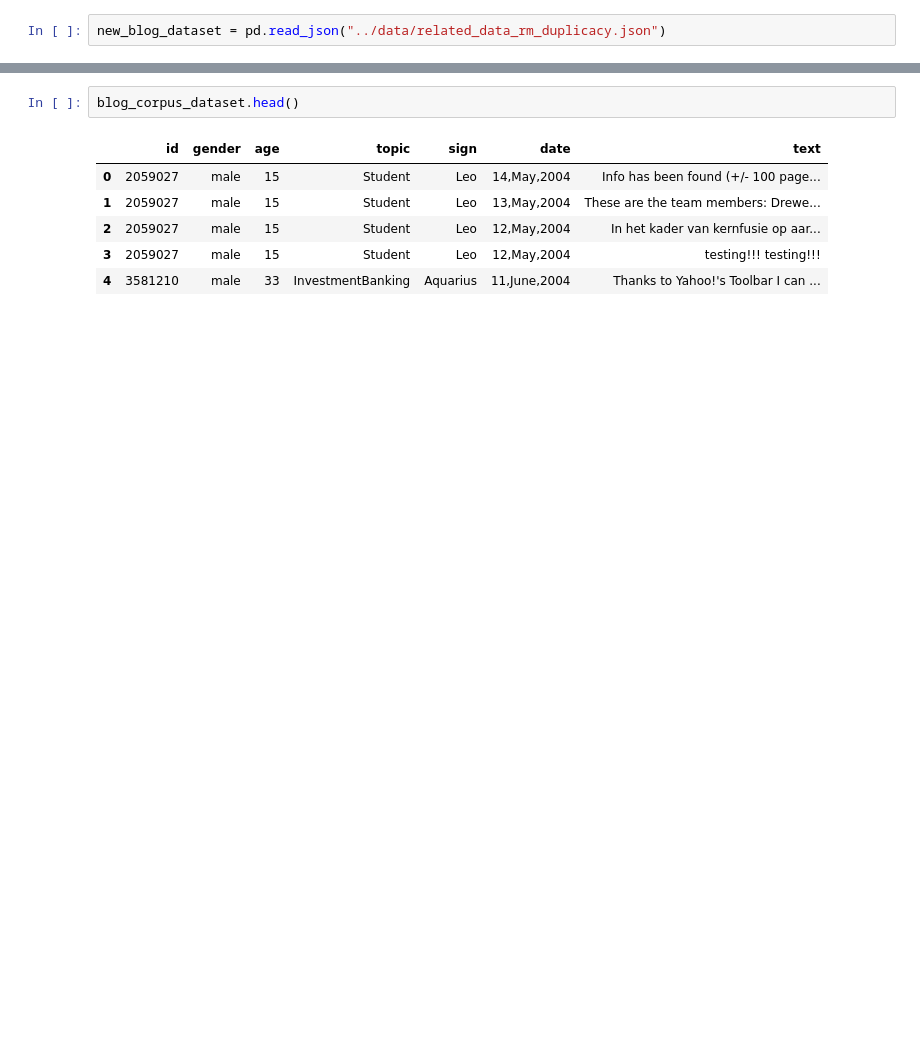
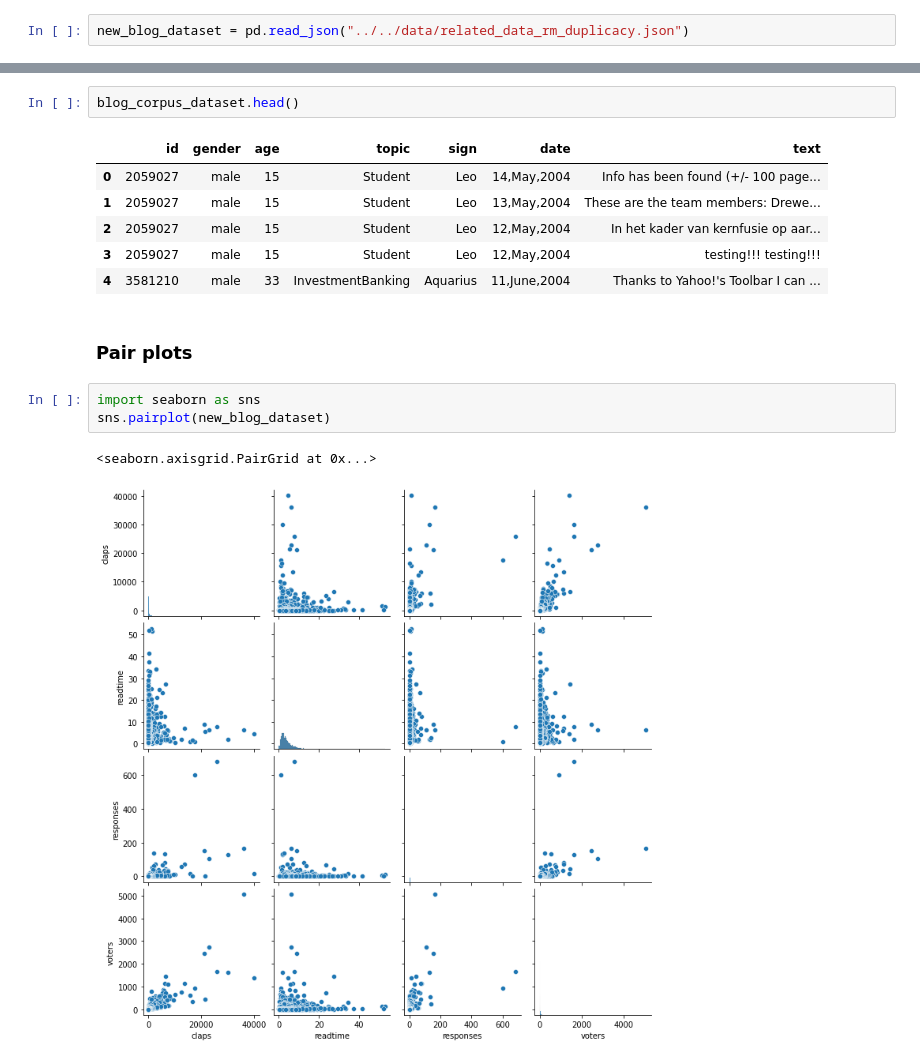
Before and after one commit to shantoroy/medium_blog_post_scrape, a Jupyter notebook: analysis/notebooks/blog_dataset_comparison.ipynb, the cells around one changed output, grey strips where cells are left out. Cells and saved outputs as stored; diff of their text form; blank space fills up the shorter version.

```diff
--- a/analysis/notebooks/blog_dataset_comparison.ipynb
+++ b/analysis/notebooks/blog_dataset_comparison.ipynb
@@ -4,5 +4,5 @@ import json
 # %% [markdown]
 ## Data Import
 # %%
-new_blog_dataset = pd.read_json("../data/related_data_rm_duplicacy.json")
+new_blog_dataset = pd.read_json("../../data/related_data_rm_duplicacy.json")
 # %%
@@ -84,3 +84,11 @@ blog_corpus_dataset.head()
 | 2 | 2059027 | male | 15 | Student | Leo | 12,May,2004 | In het kader van kernfusie op aar... |
 | 3 | 2059027 | male | 15 | Student | Leo | 12,May,2004 | testing!!! testing!!! |
 | 4 | 3581210 | male | 33 | InvestmentBanking | Aquarius | 11,June,2004 | Thanks to Yahoo!'s Toolbar I can ... |
+# %% [markdown]
+### Pair plots
+# %%
+import seaborn as sns
+sns.pairplot(new_blog_dataset)
+# %% [output]
+<seaborn.axisgrid.PairGrid at 0x...>
+[figure, added]
```
Also changed, not shown: parts of 8 cells of this notebook, 5 other files.
